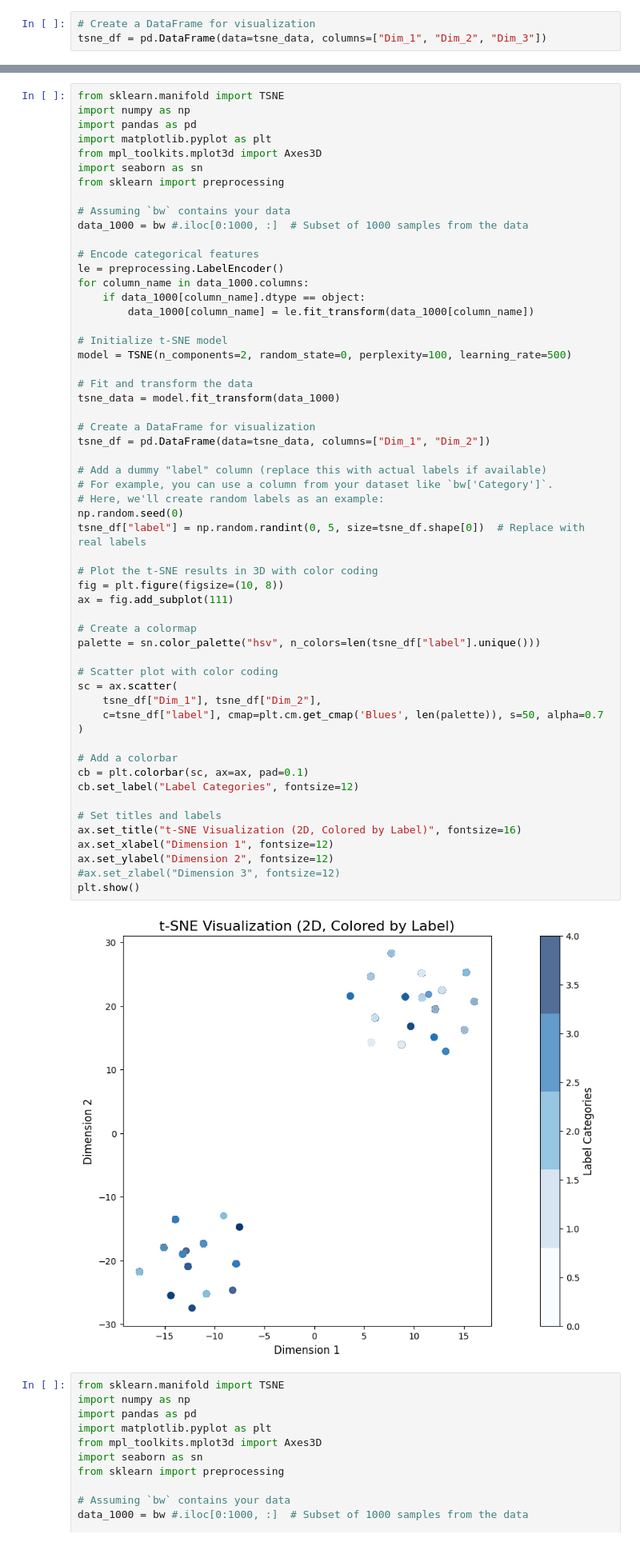
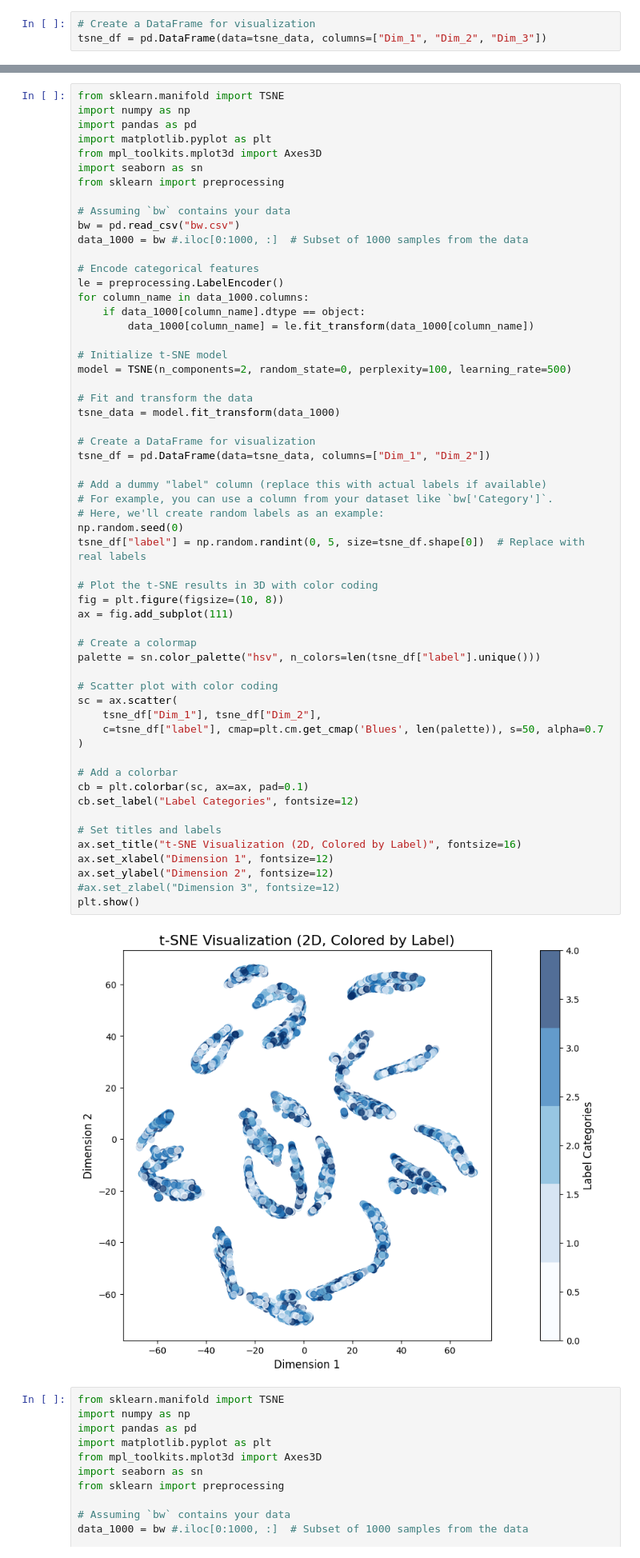
Before and after one commit to Alhag-Ali/Data_Challenges, a Jupyter notebook: project.ipynb, the cells around one changed output, grey strips where cells are left out. Shown at 80% size. Cells and saved outputs as stored; diff of their text form.

```diff
--- a/project.ipynb
+++ b/project.ipynb
@@ -1565,6 +1588,7 @@ import seaborn as sn
 from sklearn import preprocessing
 
 # Assuming `bw` contains your data
+bw = pd.read_csv("bw.csv")
 data_1000 = bw #.iloc[0:1000, :]  # Subset of 1000 samples from the data
 
 # Encode categorical features
@@ -1585,34 +1609,34 @@ tsne_df = pd.DataFrame(data=tsne_data, columns=["Dim_1", "Dim_2"])
 # Add a dummy "label" column (replace this with actual labels if available)
 # For example, you can use a column from your dataset like `bw['Category']`.
 # Here, we'll create random labels as an example:
 np.random.seed(0)
 tsne_df["label"] = np.random.randint(0, 5, size=tsne_df.shape[0])  # Replace with real labels
 
 # Plot the t-SNE results in 3D with color coding
 fig = plt.figure(figsize=(10, 8))
 ax = fig.add_subplot(111)
 
 # Create a colormap
 palette = sn.color_palette("hsv", n_colors=len(tsne_df["label"].unique()))
 
 # Scatter plot with color coding
 sc = ax.scatter(
     tsne_df["Dim_1"], tsne_df["Dim_2"],
     c=tsne_df["label"], cmap=plt.cm.get_cmap('Blues', len(palette)), s=50, alpha=0.7
 )
 
 # Add a colorbar
 cb = plt.colorbar(sc, ax=ax, pad=0.1)
 cb.set_label("Label Categories", fontsize=12)
 
 # Set titles and labels
 ax.set_title("t-SNE Visualization (2D, Colored by Label)", fontsize=16)
 ax.set_xlabel("Dimension 1", fontsize=12)
 ax.set_ylabel("Dimension 2", fontsize=12)
 #ax.set_zlabel("Dimension 3", fontsize=12)
 plt.show()
 # %% [output]
-[figure, old version]
+[figure, new version]
 # %%
 from sklearn.manifold import TSNE
 import numpy as np
```
Also changed, not shown: parts of 20 cells of this notebook.
